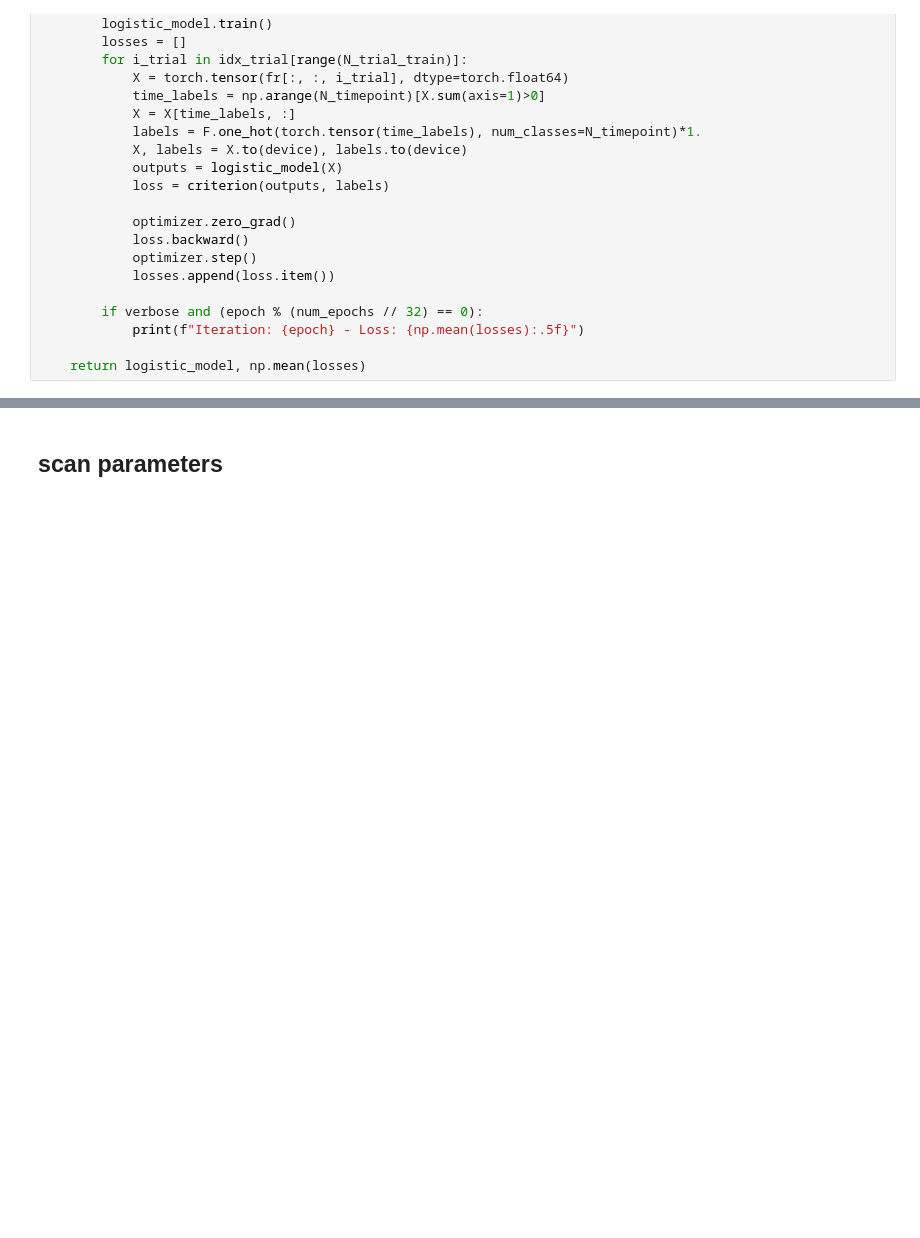
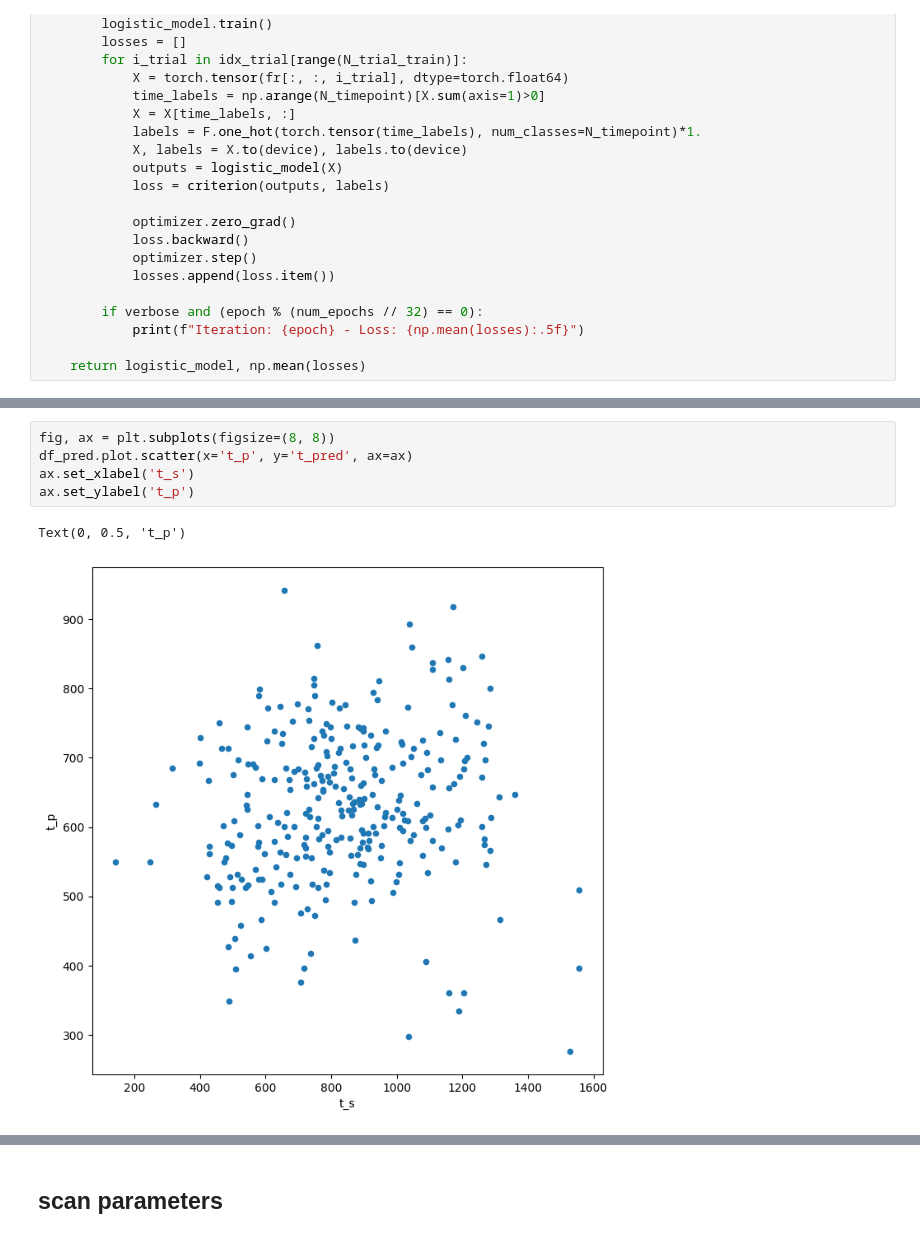
Before and after one commit to CONECT-INT/2023_CENTURI-SummerSchool, a Jupyter notebook: 2023-06-30_dataset2_laurent_decoding_clean.ipynb, the cells around one changed output, grey strips where cells are left out. Saved outputs shown, nothing was run; the diff lists cells and outputs as text; blank space fills up the shorter version.

```diff
--- a/2023-06-30_dataset2_laurent_decoding_clean.ipynb
+++ b/2023-06-30_dataset2_laurent_decoding_clean.ipynb
@@ -182,0 +209,8 @@ ax.set_ylabel('true time')
+# %%
+fig, ax = plt.subplots(figsize=(8, 8))
+df_pred.plot.scatter(x='t_p', y='t_pred', ax=ax)
+ax.set_xlabel('t_s')
+ax.set_ylabel('t_p')
+# %% [output]
+Text(0, 0.5, 't_p')
+[figure, added]
```
Also changed, not shown: parts of 6 cells of this notebook.
